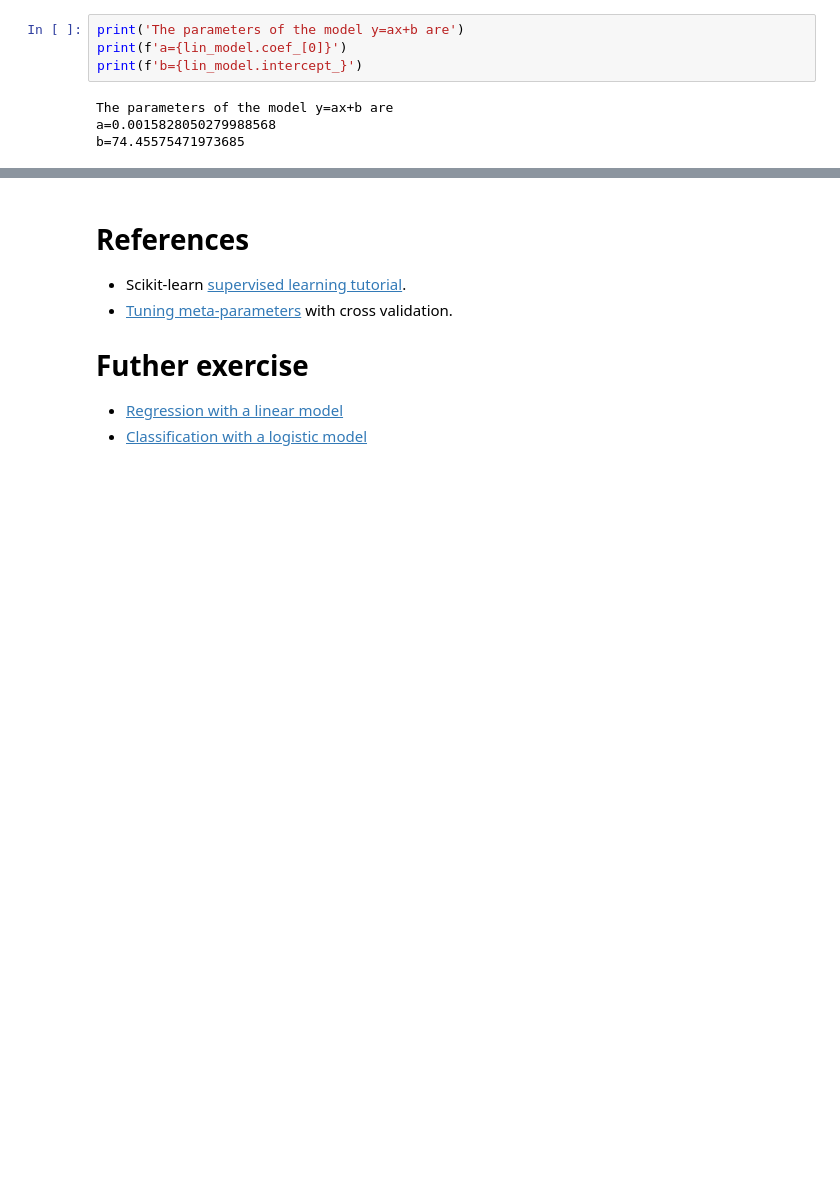
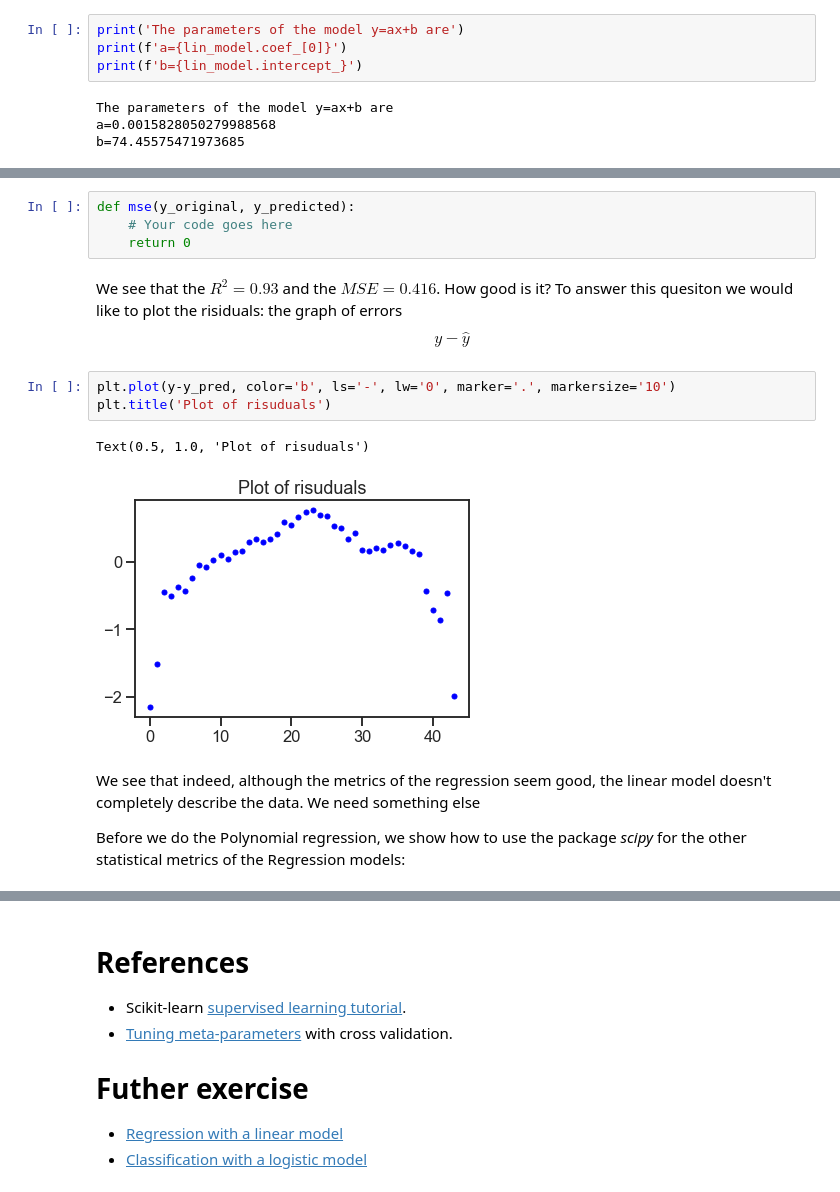
Before and after one commit to faigyb/python4ml, a Jupyter notebook: regression.ipynb, the cells around one changed output, grey strips where cells are left out. Cells and saved outputs as stored; diff of their text form; blank space fills up the shorter version.

Commit message:
Linear regression

```diff
--- a/regression.ipynb
+++ b/regression.ipynb
@@ -100,0 +139,19 @@ b=74.45575471973685
+# %%
+def mse(y_original, y_predicted):
+    # Your code goes here
+    return 0
+# %% [markdown]
+We see that the $R^2=0.93$ and the $MSE=0.416$. How good is it? To answer this quesiton we would like to plot the risiduals: the graph of errors
+$$
+y-\widehat{y}
+$$
+# %%
+plt.plot(y-y_pred, color='b', ls='-', lw='0', marker='.', markersize='10')
+plt.title('Plot of risuduals')
+# %% [output]
+Text(0.5, 1.0, 'Plot of risuduals')
+[figure, added]
+# %% [markdown]
+We see that indeed, although the metrics of the regression seem good, the linear model doesn't completely describe the data. We need something else
+
+Before we do the Polynomial regression, we show how to use the package *scipy* for the other statistical metrics of the Regression models:
```
Also changed, not shown: parts of 18 cells of this notebook, 9 other files.
